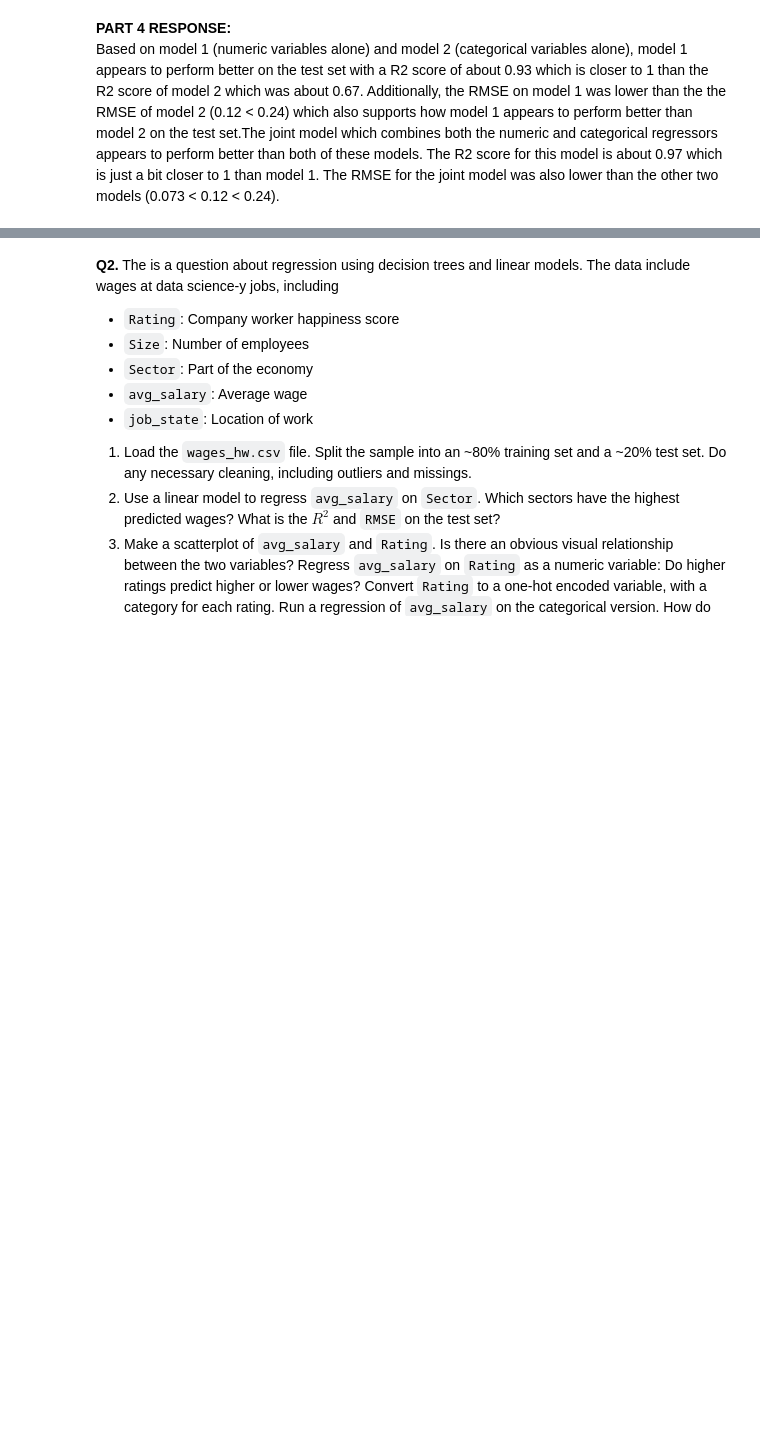
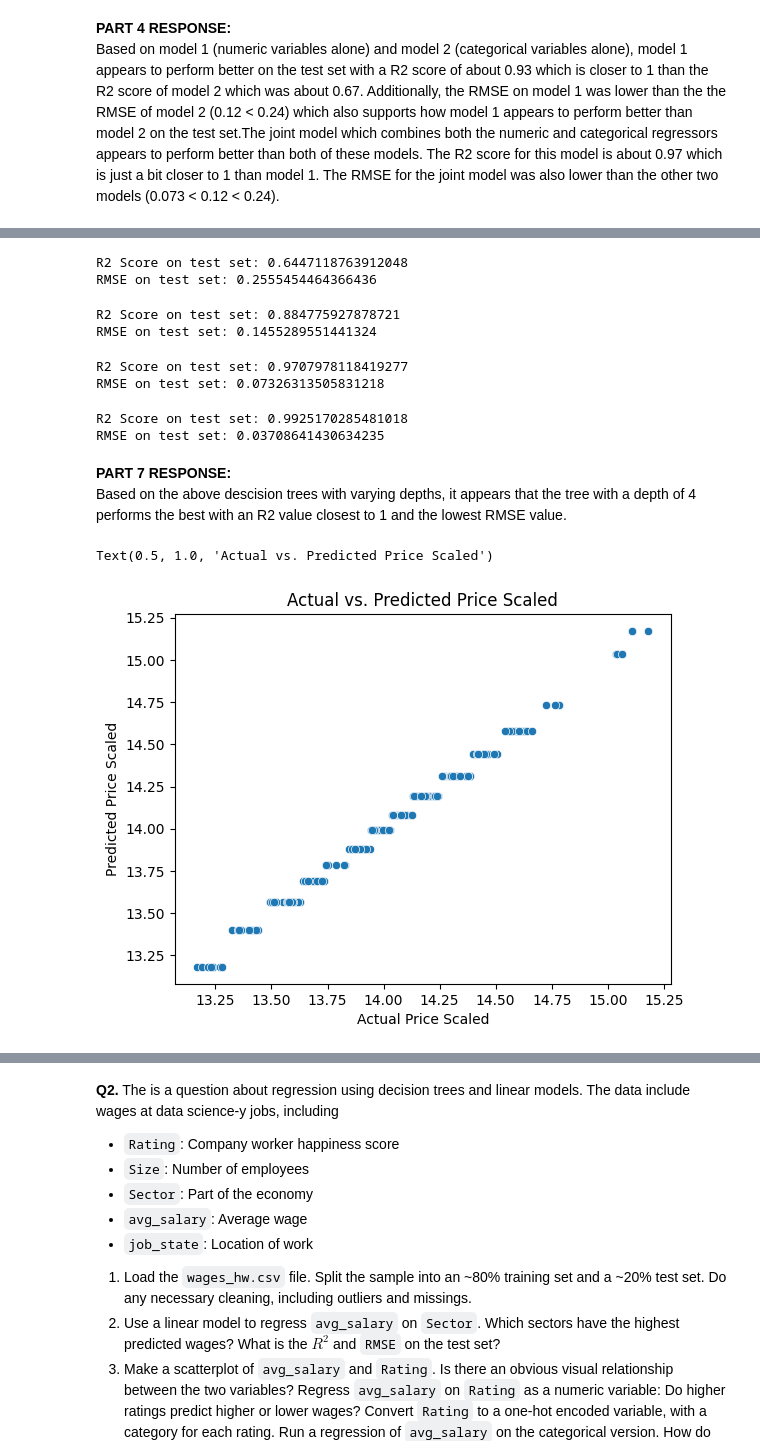
Before and after one commit to chrryyy/assignment4, a Jupyter notebook: assignment4.ipynb, the cells around one changed output, grey strips where cells are left out. Cells and saved outputs as stored; diff of their text form; code cells hidden in the pictures; blank space fills up the shorter version.

```diff
--- a/assignment4.ipynb
+++ b/assignment4.ipynb
@@ -239,2 +305,57 @@ Based on model 1 (numeric variables alone) and model 2 (categorical variables al
+# %%
+# Part 7 - Using regression tree (depth = 1)
+from sklearn import tree
+
+tree_reg = tree.DecisionTreeRegressor(max_depth=1, random_state=42)
+tree_reg = tree_reg.fit(cars_prepared, y_train)
+y_pred = tree_reg.predict(X_test_prepared)
+print("R2 Score on test set: " + str(r2_score(y_test, y_pred)))
+print("RMSE on test set: " + str(mean_squared_error(y_test, y_pred, squared=False)))
+# %% [output]
+R2 Score on test set: 0.6447118763912048
+RMSE on test set: 0.2555454464366436
+# %%
+# Part 7 - Using regression tree (depth = 2)
+tree_reg = tree.DecisionTreeRegressor(max_depth=2, random_state=42)
+tree_reg = tree_reg.fit(cars_prepared, y_train)
+y_pred = tree_reg.predict(X_test_prepared)
+print("R2 Score on test set: " + str(r2_score(y_test, y_pred)))
+print("RMSE on test set: " + str(mean_squared_error(y_test, y_pred, squared=False)))
+# %% [output]
+R2 Score on test set: 0.884775927878721
+RMSE on test set: 0.1455289551441324
+# %%
+# Part 7 - Using regression tree (depth = 3)
+tree_reg = tree.DecisionTreeRegressor(max_depth=3, random_state=42)
+tree_reg = tree_reg.fit(cars_prepared, y_train)
+y_pred = tree_reg.predict(X_test_prepared)
+print("R2 Score on test set: " + str(r2_score(y_test, y_pred)))
+print("RMSE on test set: " + str(mean_squared_error(y_test, y_pred, squared=False)))
+# %% [output]
+R2 Score on test set: 0.9707978118419277
+RMSE on test set: 0.07326313505831218
+# %%
+# Part 7 - Using regression tree (depth = 4)
+tree_reg = tree.DecisionTreeRegressor(max_depth=4, random_state=42)
+tree_reg = tree_reg.fit(cars_prepared, y_train)
+y_pred = tree_reg.predict(X_test_prepared)
+print("R2 Score on test set: " + str(r2_score(y_test, y_pred)))
+print("RMSE on test set: " + str(mean_squared_error(y_test, y_pred, squared=False)))
+# %% [output]
+R2 Score on test set: 0.9925170285481018
+RMSE on test set: 0.03708641430634235
+# %% [markdown]
+**PART 7 RESPONSE:**\
+Based on the above descision trees with varying depths, it appears that the tree with a depth of 4 performs the best with an R2 value closest to 1 and the lowest RMSE value.
+# %%
+# Part 8 - Determine predicted values and plot for best tree
+y_pred = tree_reg.predict(X_test_prepared)
+sns.scatterplot(x=y_test, y=y_pred)
+plt.xlabel("Actual Price Scaled")
+plt.ylabel("Predicted Price Scaled")
+plt.title("Actual vs. Predicted Price Scaled")
+# %% [output]
+Text(0.5, 1.0, 'Actual vs. Predicted Price Scaled')
+[figure, added]
 # %%
 # Part 8 - Compute residual/errors for test data
```
Also changed, not shown: parts of 16 cells of this notebook.
